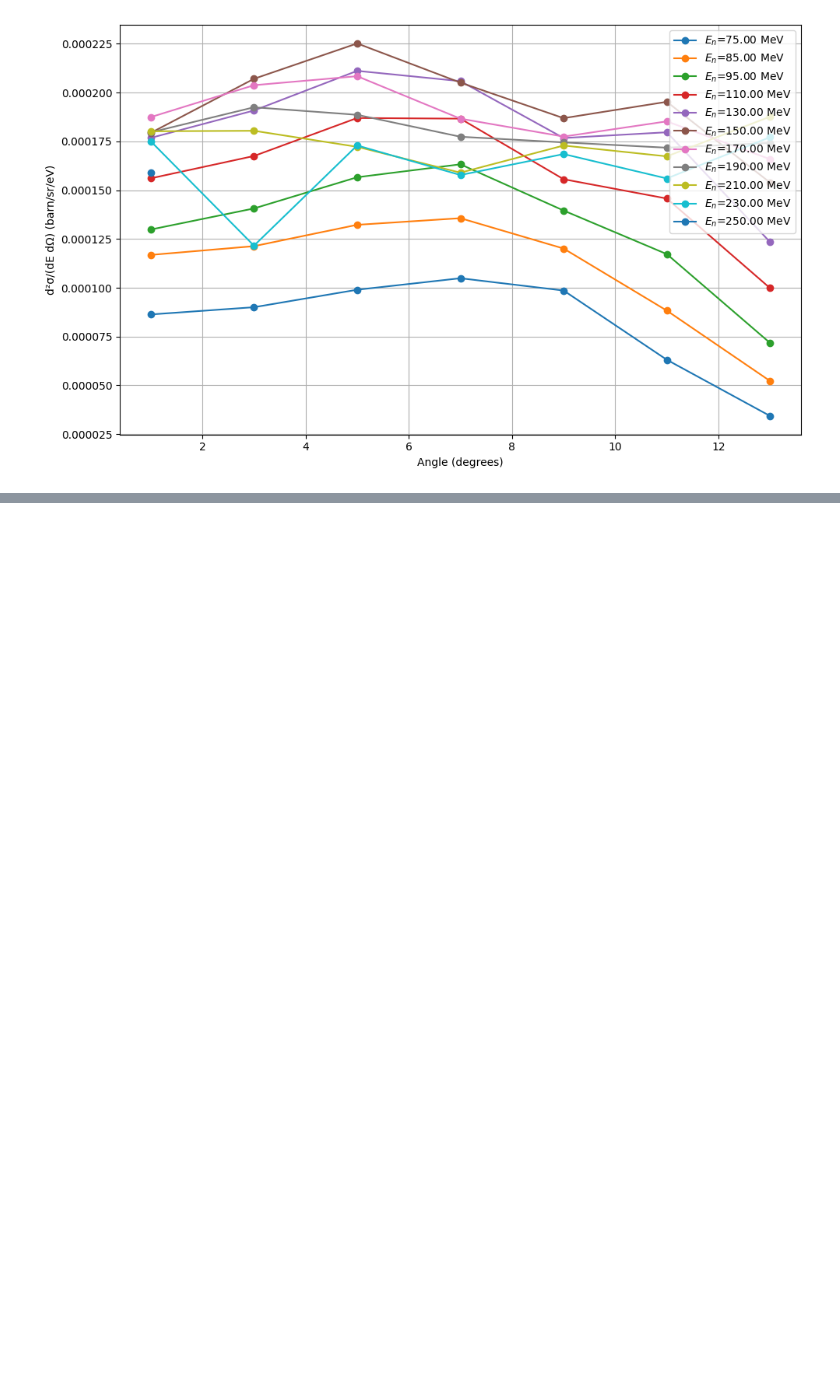
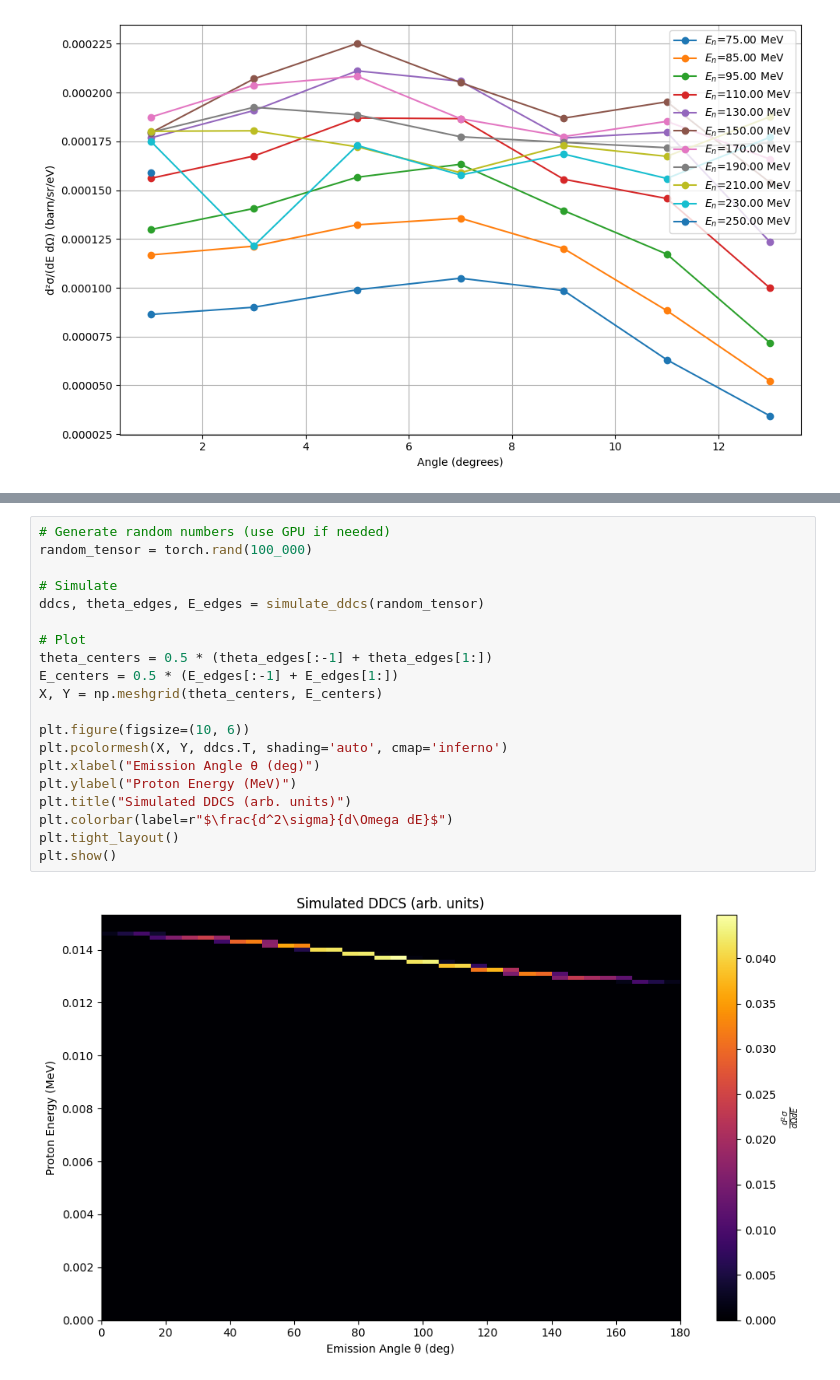
Before and after one commit to LucAstrand/MCML, a Jupyter notebook: npReaction.ipynb, the cells around one changed output, grey strips where cells are left out. Drawn from its saved outputs; the diff is of its cells as text; blank space fills up the shorter version.

```diff
--- a/npReaction.ipynb
+++ b/npReaction.ipynb
@@ -83,0 +247,22 @@ plt.show()
+# %%
+# Generate random numbers (use GPU if needed)
+random_tensor = torch.rand(100_000)
+
+# Simulate
+ddcs, theta_edges, E_edges = simulate_ddcs(random_tensor)
+
+# Plot
+theta_centers = 0.5 * (theta_edges[:-1] + theta_edges[1:])
+E_centers = 0.5 * (E_edges[:-1] + E_edges[1:])
+X, Y = np.meshgrid(theta_centers, E_centers)
+
+plt.figure(figsize=(10, 6))
+plt.pcolormesh(X, Y, ddcs.T, shading='auto', cmap='inferno')
+plt.xlabel("Emission Angle θ (deg)")
+plt.ylabel("Proton Energy (MeV)")
+plt.title("Simulated DDCS (arb. units)")
+plt.colorbar(label=r"$\frac{d^2\sigma}{d\Omega dE}$")
+plt.tight_layout()
+plt.show()
+# %% [output]
+[figure, added]
```
Also changed, not shown: parts of 6 cells of this notebook, 1 other file.
